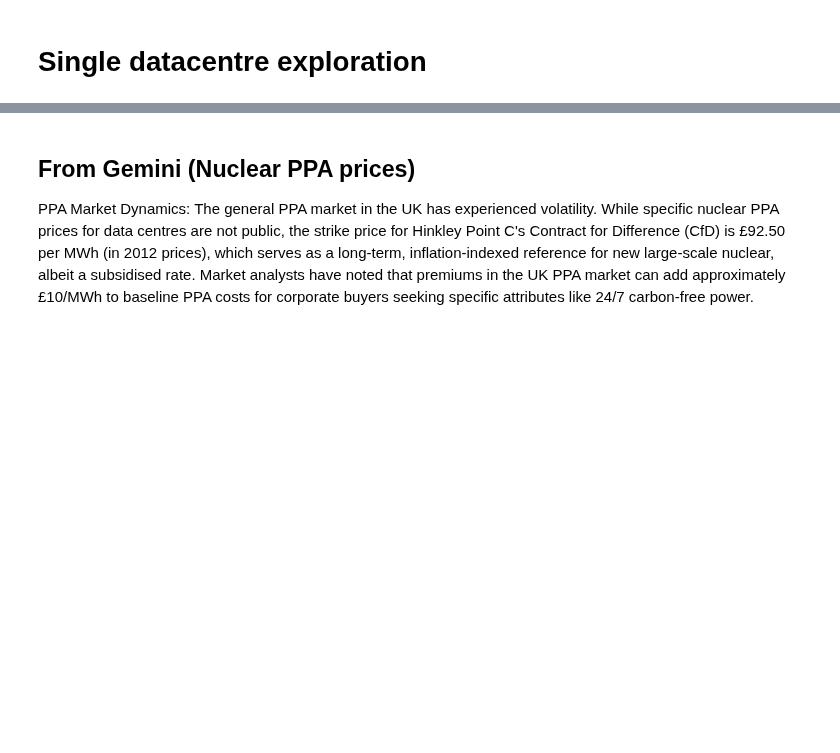
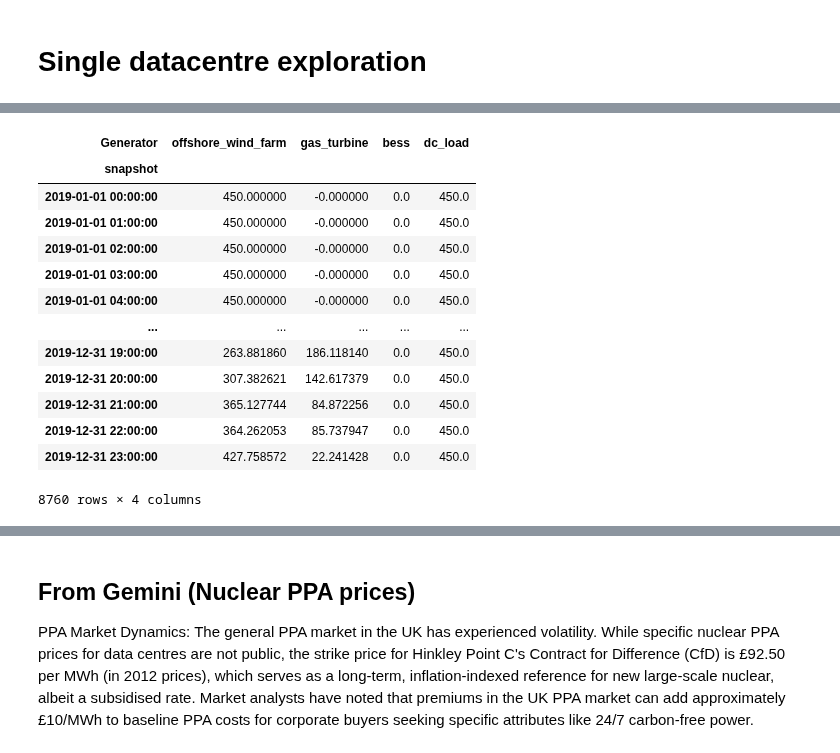
Before and after one commit to ryanjenkinson/data-centre-modelling, a Jupyter notebook: notebooks/model.ipynb, the cells around one changed output, grey strips where cells are left out. Cells and saved outputs as stored; diff of their text form; code cells hidden in the pictures; blank space fills up the shorter version.

Commit message:
chore: update original model.ipynb and assumptions

```diff
--- a/notebooks/model.ipynb
+++ b/notebooks/model.ipynb
@@ -187,4 +250,3 @@ TOTAL_ANNUITISED_INFRASTRUCTURE_COSTS = (
 # %%
-# TODO: Put everything relative to this or do a plot that plots this at difference sizes of data centre
-DATA_CENTRE_LOAD_MW = 115  # MW, constant demand including PUE
+DATA_CENTRE_LOAD_MW = 450  # MW, constant demand including PUE
 # %% [markdown]
@@ -307,10 +396,10 @@ def gen_model(data_centre_load_mw: float):
     return n
 # %%
 # Ensure you have a solver installed (e.g., cbc, glpk, gurobi)
-solver_name = "cbc"  # or 'glpk', 'gurobi', etc.
+SOLVER_NAME = "highs"  # or 'glpk', 'gurobi', etc.
 
 
-def solve_model(n: pypsa.Network, solver_name: str, print_results: bool = True):
+def solve_model(n: pypsa.Network, solver_name: str = SOLVER_NAME, print_results: bool = True):
     """Solve the PyPSA network model using the specified solver.
 
     Parameters:
@@ -342,6 +431,10 @@ def solve_model(n: pypsa.Network, solver_name: str, print_results: bool = True):
             print(
                 f"  Offshore Wind Farm (p_nom_opt): {n.generators.loc['offshore_wind_farm', 'p_nom_opt']:.2f} MW"
             )
+        if "solar" in n.generators.index and "p_nom_opt" in n.generators.columns:
+            print(
+                f"  Solar (p_nom_opt): {n.generators.loc['solar', 'p_nom_opt']:.2f} MW"
+            )
         if "gas_turbine" in n.generators.index and "p_nom_opt" in n.generators.columns:
             print(
                 f"  Gas Turbine (p_nom_opt): {n.generators.loc['gas_turbine', 'p_nom_opt']:.2f} MW"
@@ -362,7 +455,7 @@ def solve_model(n: pypsa.Network, solver_name: str, print_results: bool = True):
     except Exception as e:
         print(f"An error occurred during model solution or results processing: {e}")
         print("Please ensure you have a compatible solver installed and in your PATH.")
-        print("Common solvers: cbc, glpk. You might need to install them.")
+        print("Common solvers: cbc, highs. You might need to install them.")
         print(
             "Also ensure Linopy (PyPSA's modeling backend) is installed and functioning correctly."
         )
@@ -460,5 +683,5 @@ fig.show()
 # %% [markdown]
 # Single datacentre exploration
 # %%
-n = gen_model(data_centre_load_mw=DATA_CENTRE_LOAD_MW)
-n = solve_model(n, solver_name="highs", print_results=True)
+n = create_model(data_centre_load_mw=DATA_CENTRE_LOAD_MW)
+n = solve_model(n, print_results=True)
@@ -467,10 +754,28 @@ generator_power = n.generators_t.p
 data_centre_power = n.loads_t.p["data_centre_load"]
 battery_power = n.links_t.p1["bess_charger"] - n.links_t.p1["bess_discharger"]
 # %%
+generator_power = n.generators_t.p
+data_centre_power = n.loads_t.p["data_centre_load"]
+battery_power = n.links_t.p1["bess_charger"] - n.links_t.p1["bess_discharger"]
 asset_power = generator_power.copy()
 asset_power["bess"] = battery_power
 asset_power["dc_load"] = data_centre_power
 asset_power
+# %% [output]
+| Generator | offshore_wind_farm | gas_turbine | bess | dc_load |
+| snapshot |  |  |  |  |
+| 2019-01-01 00:00:00 | 450.000000 | -0.000000 | 0.0 | 450.0 |
+| 2019-01-01 01:00:00 | 450.000000 | -0.000000 | 0.0 | 450.0 |
+| 2019-01-01 02:00:00 | 450.000000 | -0.000000 | 0.0 | 450.0 |
+| 2019-01-01 03:00:00 | 450.000000 | -0.000000 | 0.0 | 450.0 |
+| 2019-01-01 04:00:00 | 450.000000 | -0.000000 | 0.0 | 450.0 |
+| ... | ... | ... | ... | ... |
+| 2019-12-31 19:00:00 | 263.881860 | 186.118140 | 0.0 | 450.0 |
+| 2019-12-31 20:00:00 | 307.382621 | 142.617379 | 0.0 | 450.0 |
+| 2019-12-31 21:00:00 | 365.127744 | 84.872256 | 0.0 | 450.0 |
+| 2019-12-31 22:00:00 | 364.262053 | 85.737947 | 0.0 | 450.0 |
+| 2019-12-31 23:00:00 | 427.758572 | 22.241428 | 0.0 | 450.0 |
+8760 rows × 4 columns
 # %%
 fig = px.line(
     data_frame=asset_power,
```
Also changed, not shown: parts of 43 cells of this notebook, 2 other files.
